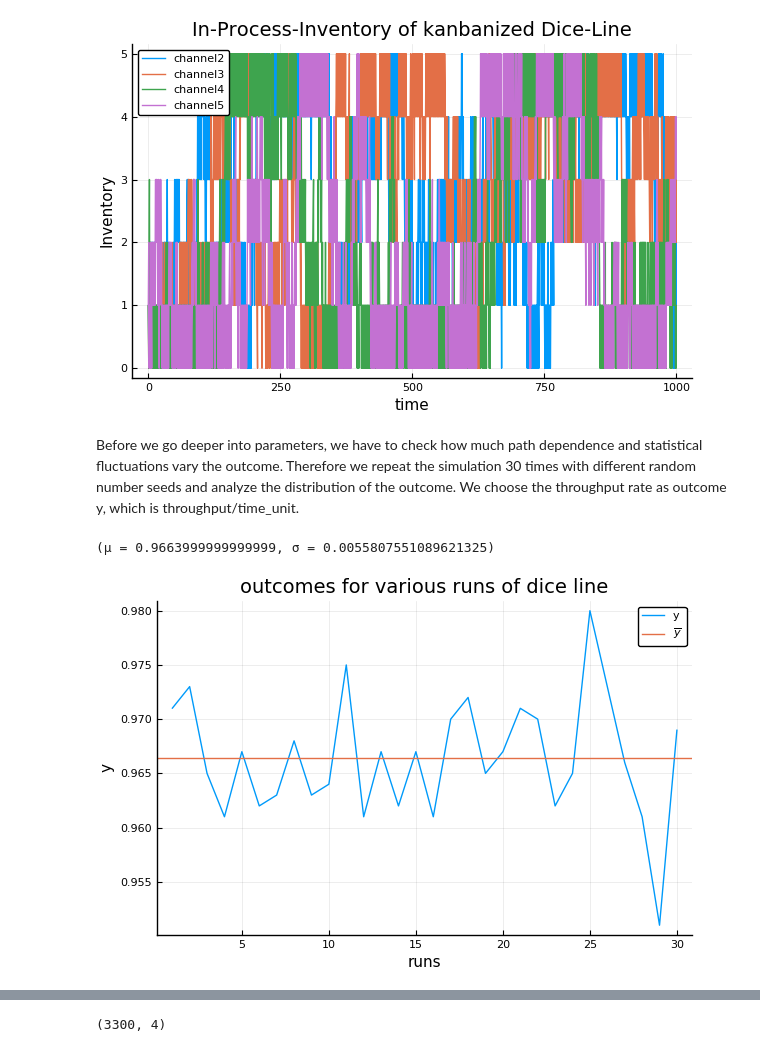
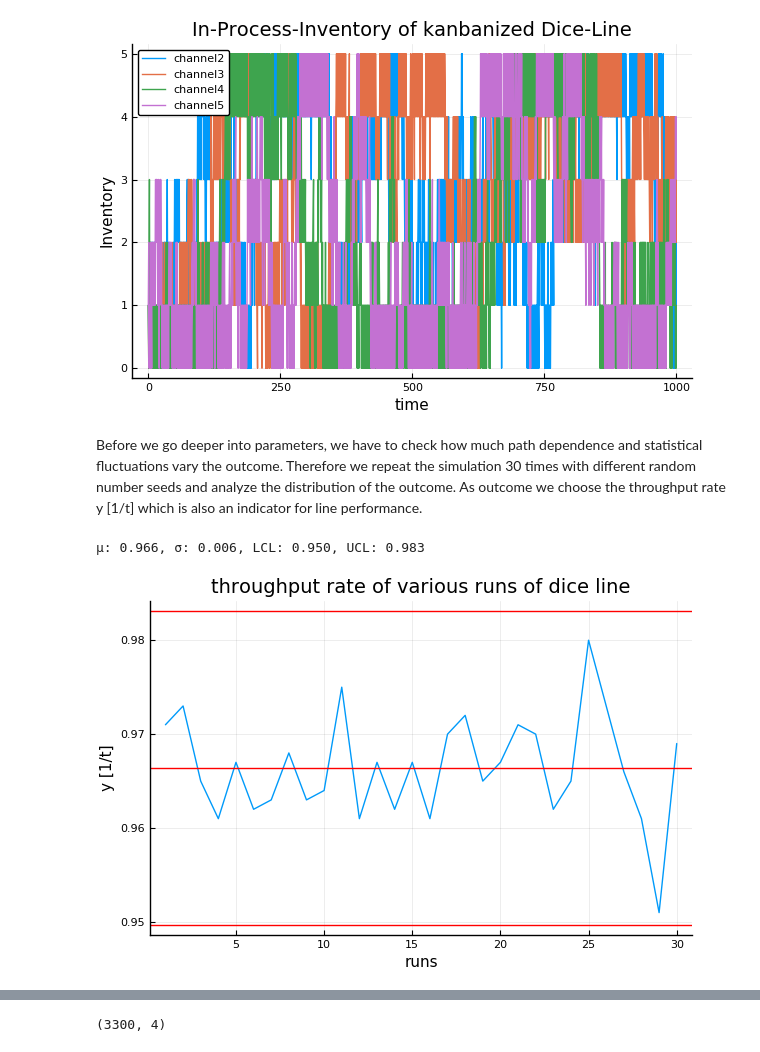
Before and after one commit to JuliaDynamics/DiscreteEvents.jl, a Jupyter notebook: docs/notebooks/dicegame.ipynb, the cells around one changed output, grey strips where cells are left out. Drawn from its saved outputs; the diff is of its cells as text; code cells hidden in the pictures.

```diff
--- a/docs/notebooks/dicegame.ipynb
+++ b/docs/notebooks/dicegame.ipynb
@@ -202,19 +207,21 @@ inventory_plot(5, "In-Process-Inventory of kanbanized Dice-Line")
 # %% [output]
 [figure]
 # %% [markdown]
-Before we go deeper into parameters, we have to check how much path dependence and statistical fluctuations vary the outcome. Therefore we repeat the simulation 30 times with different random number seeds and analyze the distribution of the outcome. We choose the throughput rate as outcome y, which is throughput/time_unit.
+Before we go deeper into parameters, we have to check how much path dependence and statistical fluctuations vary the outcome. Therefore we repeat the simulation 30 times with different random number seeds and analyze the distribution of the outcome. As outcome we choose the throughput rate y [1/t] which is also an indicator for line performance.
 # %%
 Random.seed!(1234)
 s = abs.(rand(Int, 30))
 tc = ones(30)
 for i = 1:30
     dice_line(5, 5, Gamma(10,1/10), Normal(1,0), seed=s[i], jobs=1200)
     tc[i] = length(C[6].data)/1000
 end
-println((μ=mean(tc), σ=std(tc)))
-plot(1:30, tc, title="outcomes for various runs of dice line", xlabel="runs", ylabel="y", label="y")
-hline!([mean(tc)], label=L"\overline{y}")
+ys = (μ=mean(tc), σ=std(tc))
+@printf("μ: %5.3f, σ: %5.3f, LCL: %5.3f, UCL: %5.3f\n", ys.μ, ys.σ, ys.μ-3ys.σ, ys.μ+3ys.σ)
+plot(1:30, tc, title="throughput rate of various runs of dice line", xlabel="runs",
+    ylabel="y [1/t]", legend=:none)
+hline!([ys.μ, ys.μ-3ys.σ, ys.μ+3ys.σ], lc=:red)
 # %% [output]
-(μ = 0.9663999999999999, σ = 0.0055807551089621325)
+μ: 0.966, σ: 0.006, LCL: 0.950, UCL: 0.983
-[figure, old version]
+[figure, new version]
 # %% [markdown]
```
Also changed, not shown: parts of 25 cells of this notebook, 23 other files.
